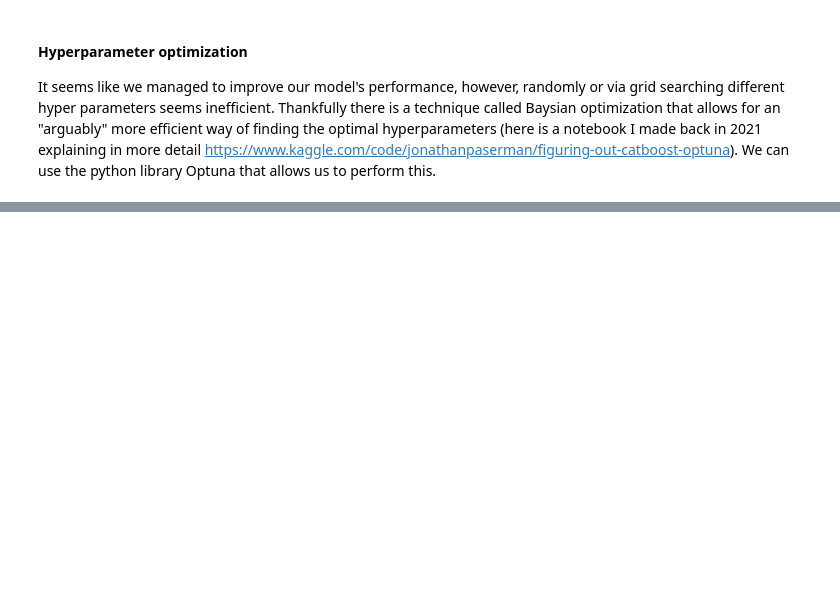
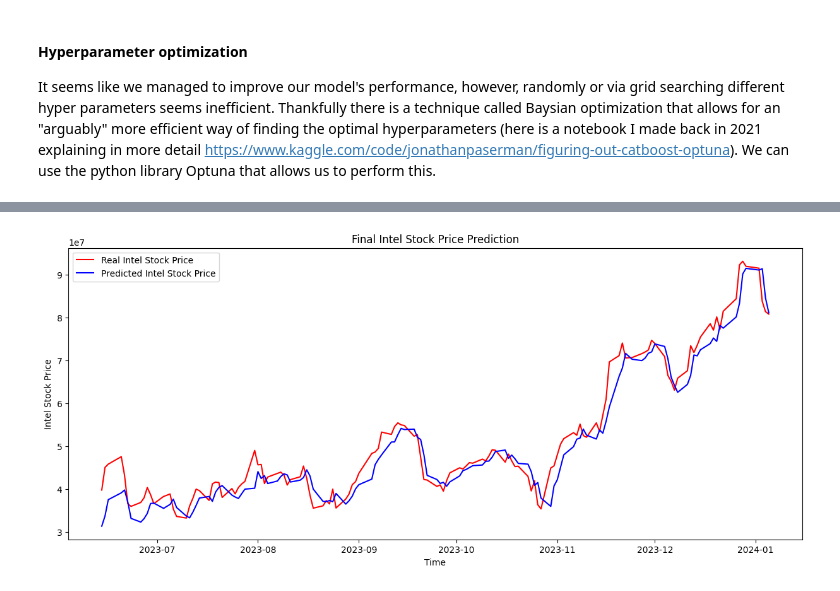
Before and after one commit to BigJonP/stocks-LSTM, a Jupyter notebook: main.ipynb, the cells around one changed output, grey strips where cells are left out. Cells and saved outputs as stored; diff of their text form; code cells hidden in the pictures; blank space fills up the shorter version.

```diff
--- a/main.ipynb
+++ b/main.ipynb
@@ -267,0 +309,17 @@ Best RMSE: 0.0019260330591350794
+# %%
+y_test_pred = model(x_test)
+_y_test_pred = scaler.inverse_transform(y_test_pred.detach().numpy())
+_y_test = scaler.inverse_transform(y_test.detach().numpy())
+
+figure, axes = plt.subplots(figsize=(15, 6))
+axes.xaxis_date()
+
+axes.plot(stock_data[len(stock_data)-len(_y_test):].index, _y_test, color = 'red', label = 'Real Intel Stock Price')
+axes.plot(stock_data[len(stock_data)-len(_y_test):].index, _y_test_pred, color = 'blue', label = 'Predicted Intel Stock Price')
+plt.title('Final Intel Stock Price Prediction')
+plt.xlabel('Time')
+plt.ylabel('Intel Stock Price')
+plt.legend()
+plt.show()
+# %% [output]
+[figure, added]
```
Also changed, not shown: parts of 15 cells of this notebook.
